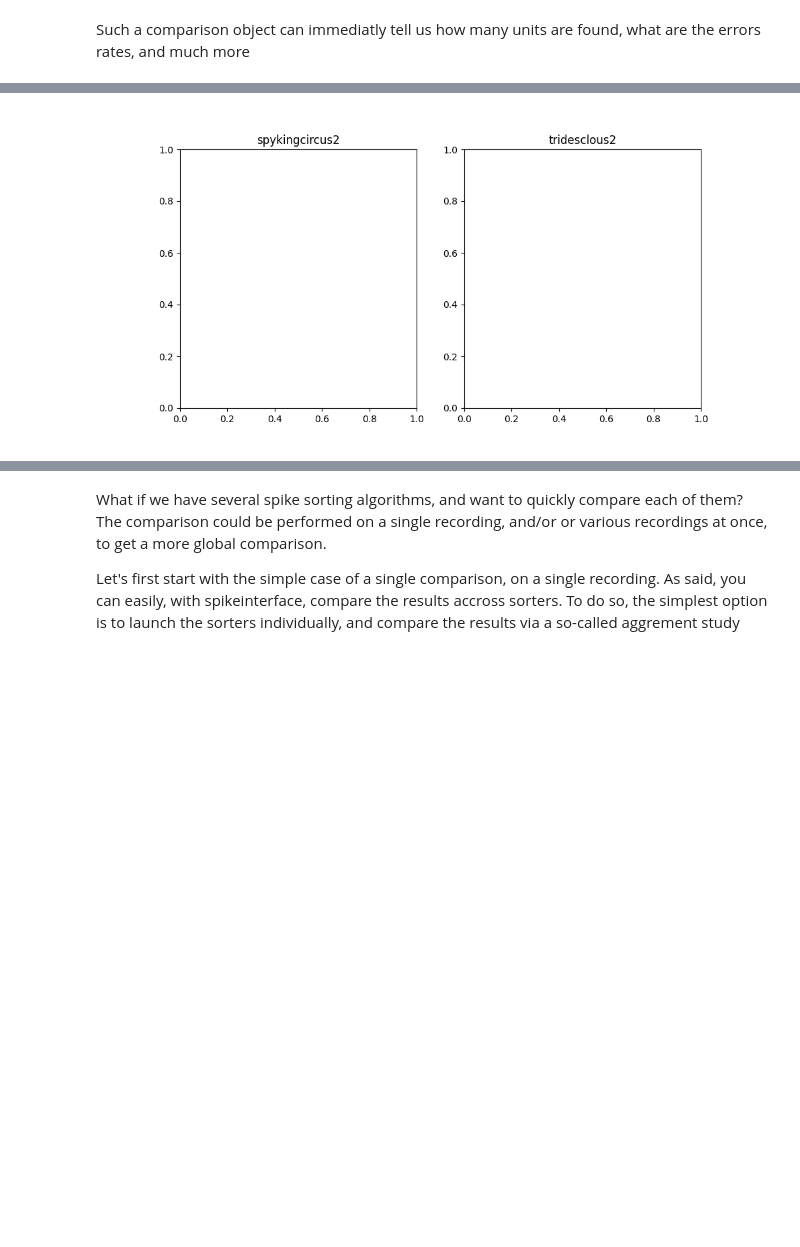
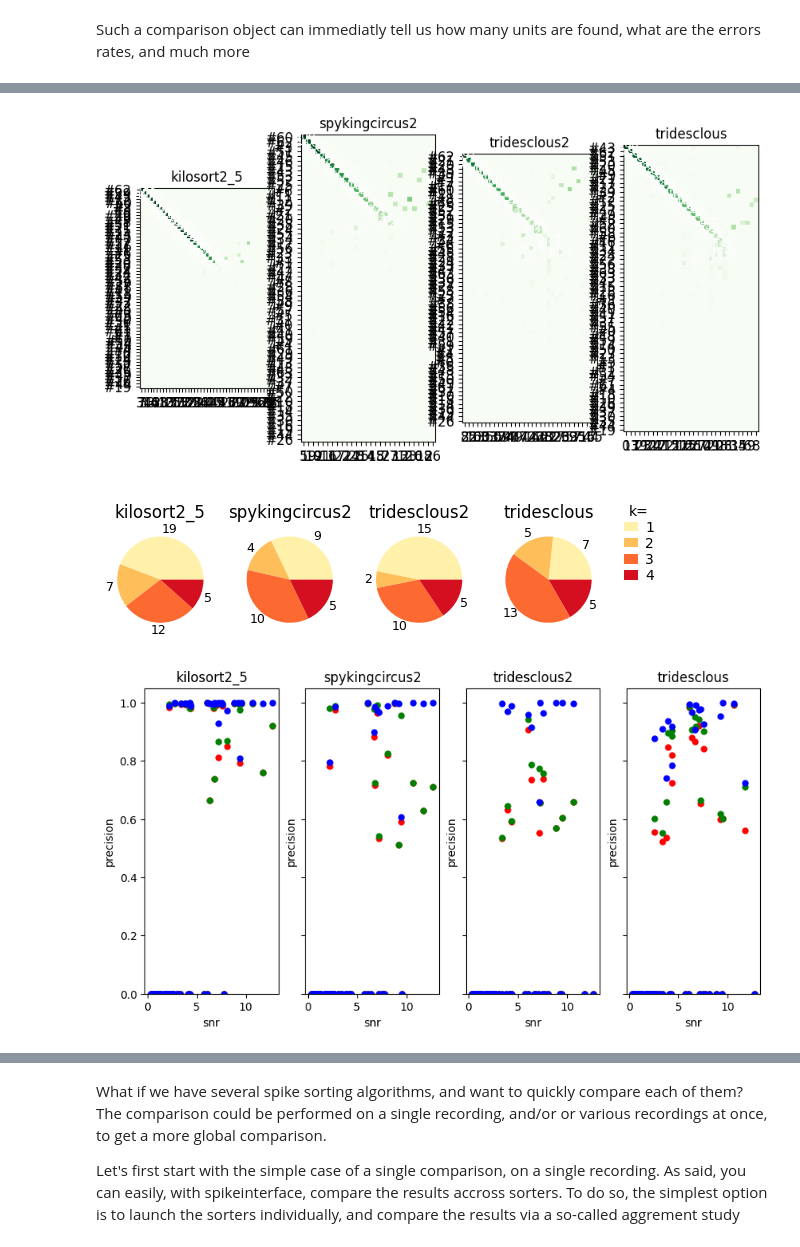
Before and after one commit to samuelgarcia/school_spike_sorting_marseille_2023, a Jupyter notebook: Practice_benchmark/practice_benchmark.ipynb, the cells around one changed output, grey strips where cells are left out. Drawn from its saved outputs; the diff is of its cells as text; code cells hidden in the pictures; blank space fills up the shorter version.

```diff
--- a/Practice_benchmark/practice_benchmark.ipynb
+++ b/Practice_benchmark/practice_benchmark.ipynb
@@ -27,8 +30,10 @@ warnings.filterwarnings("ignore", category=RuntimeWarning)
 ## Step 1 : load the MEArec ground truth recordings
 # %%
 # basedir = Path('.')
-basedir = Path('/media/samuel/dataspikesorting/DataSpikeSorting/meared_drift/')
+basedir = Path('/data_local/DataSpikeSorting/SI_tutorial_marseille_2023')
 filename = basedir / 'Simulated_Neuronexus-32.h5'
+
+
 recording, sorting_gt = si.read_mearec(filename)
 # %%
 recording
@@ -70,2 +102,4 @@ si.plot_rasters(sorting_gt, time_range=(5,10))
 # %% [markdown]
 ## Step 3 : run several sorters on GT recording
+# %%
+si.Kilosort2_5Sorter.set_kilosort2_5_path('/home/samuel.garcia/Documents/SpikeInterface/code_sorters/Kilosort2.5/')
@@ -72,15 +108,14 @@ si.plot_rasters(sorting_gt, time_range=(5,10))
 # %% [markdown]
 With spikeinterface, launching a spike sorting algorithm is easy. You simply need to do use the run_sorter command. Assuming we want to save every sorting into a specific folder, with a name dedicated to every sorter, we can simply do
 # %%
-sorter_names = ['spykingcircus2', 'tridesclous2'] #  'spykingcircus',
+sorter_names = ['kilosort2_5', 'spykingcircus2', 'tridesclous2', 'tridesclous'] #  'spykingcircus',
 # %%
 sortings = {}
 
 for sorter_name in sorter_names:
-    output_folder = basedir / f'sorting_{sorter_name}'
+    output_folder = basedir / f'fakedata_sorter_output_{sorter_name}'
     if output_folder.exists():
         sortings[sorter_name] = si.sorter_dict[sorter_name].get_result_from_folder(output_folder)
     else:
         sortings[sorter_name] = si.run_sorter(sorter_name, recording, output_folder, verbose=True)
-
 # Note that the sorter list can includes 'kilosort', 'herdingspikes', ... See spikeinterface wrapper for more info
@@ -141,11 +165,18 @@ comp_sc2.agreement_scores # TO view the quality score between units
 64 rows × 28 columns
 # %%
-fig, axs = plt.subplots(ncols=2, figsize=(10, 5))
+%matplotlib inline
+n = len(sorter_names)
+fig, axs = plt.subplots(ncols=n, figsize=(10, 5))
 
 for i, sorter_name in enumerate(sorter_names):
-    si.plot_agreement_matrix(comparisons[sorter_name], ax=axes[i])
+    si.plot_agreement_matrix(comparisons[sorter_name], ax=axs[i])
+    ax = axs[i]
     axs[i].set_title(sorter_name)
     axs[i].set_xlabel(None)
     axs[i].set_ylabel(None)
+
+plt.show()
 # %% [output]
-[figure, old version]
+[figure, new version]
+[figure, added]
+[figure, added]
```
Also changed, not shown: parts of 36 cells of this notebook.
